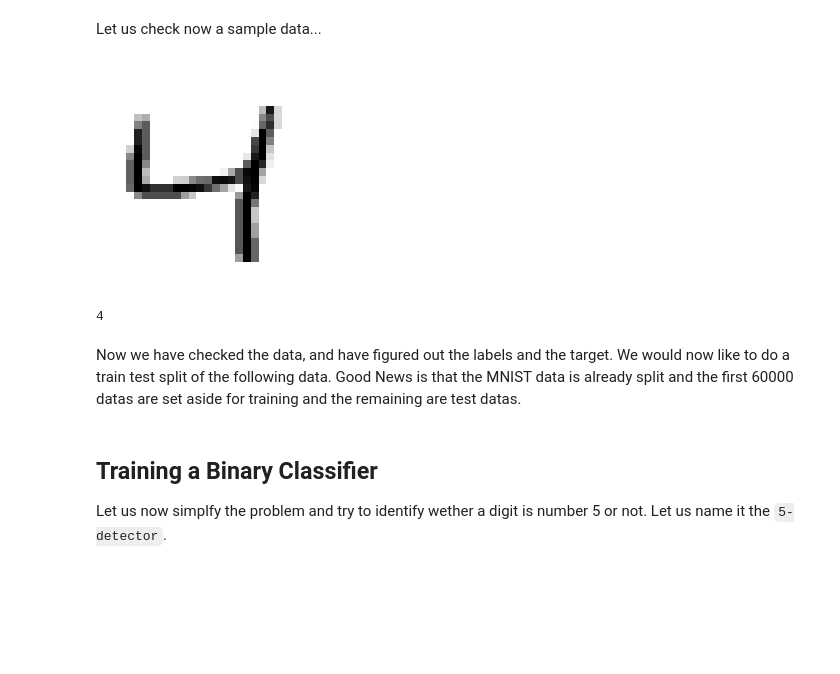
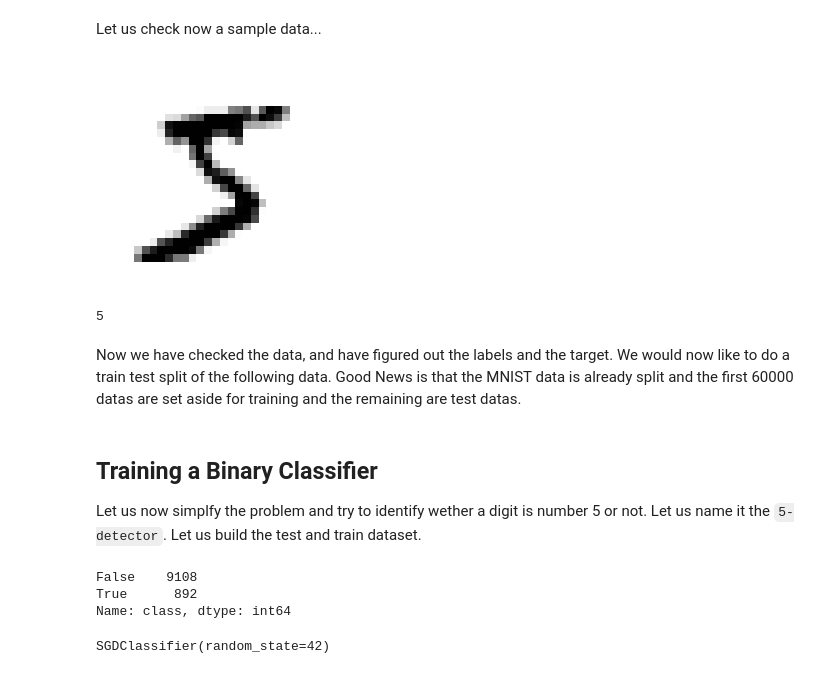
Before and after one commit to satyakisen/Hands-On-ML-Notebooks, a Jupyter notebook: Classification.ipynb, the cells around one changed output. Saved outputs shown, nothing was run; the diff lists cells and outputs as text; code cells hidden in the pictures; blank space fills up the shorter version.

```diff
--- a/Classification.ipynb
+++ b/Classification.ipynb
@@ -72,21 +72,21 @@ Let us check now a sample data...
 # %%
 import matplotlib.pyplot as plt
 import matplotlib as mpl
 
 def show_some_digit(some_digit):
   some_digit_image = some_digit.reshape(28,28)
   plt.imshow(some_digit_image, cmap=mpl.cm.binary, interpolation='nearest')
   plt.axis('off')
   plt.show()
 
-test_idx = 2
+test_idx = 0
 some_digit = X.to_numpy()[test_idx]
 show_some_digit(some_digit)
 
 print(y[test_idx])
 # %% [output]
-[figure, old version]
+[figure, new version]
-4
+5
 # %% [markdown]
 Now we have checked the data, and have figured out the labels and the target. We would now like to do a train test split of the following data. Good News is that the MNIST data is already split and the first 60000 datas are set aside for training and the remaining are test datas.
 # %%
@@ -94,4 +94,20 @@ X_train, X_test, y_train, y_test = X.iloc[:60000], X.iloc[60000:], y.iloc[:60000
 # %% [markdown]
 ## Training a Binary Classifier
 
-Let us now simplfy the problem and try to identify wether a digit is number 5 or not. Let us name it the `5-detector`.
+Let us now simplfy the problem and try to identify wether a digit is number 5 or not. Let us name it the `5-detector`. Let us build the test and train dataset.
+# %%
+y_train_5 = (y_train == '5')
+y_test_5 = (y_test == '5')
+
+y_test_5.value_counts()
+# %% [output]
+False    9108
+True      892
+Name: class, dtype: int64
+# %%
+from sklearn.linear_model import SGDClassifier
+
+sgd_clf = SGDClassifier(random_state=42)
+sgd_clf.fit(X_train, y_train_5)
+# %% [output]
+SGDClassifier(random_state=42)
```
Also changed, not shown: parts of 16 cells of this notebook.
